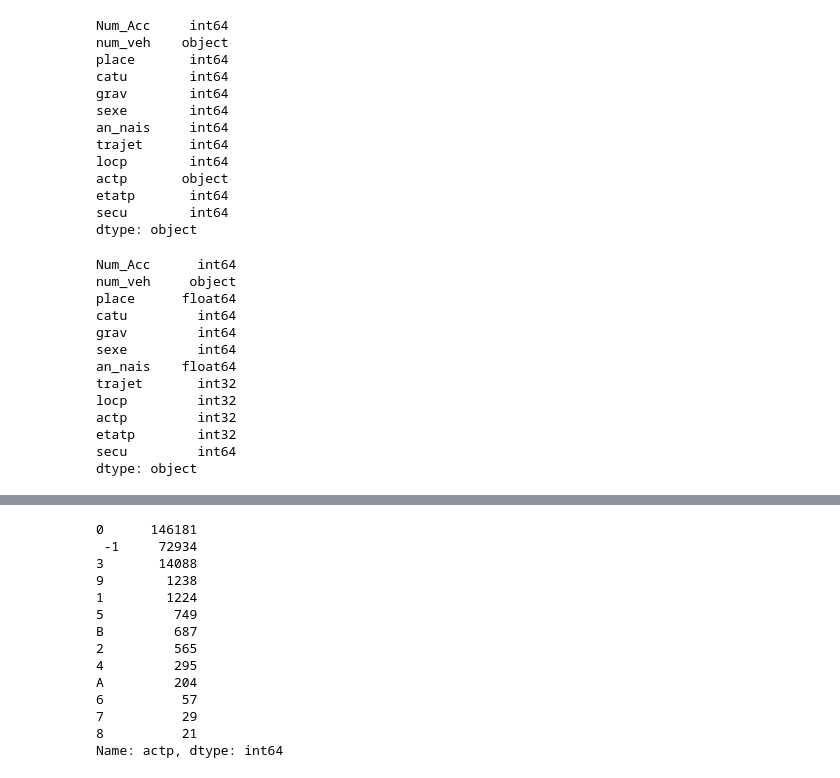
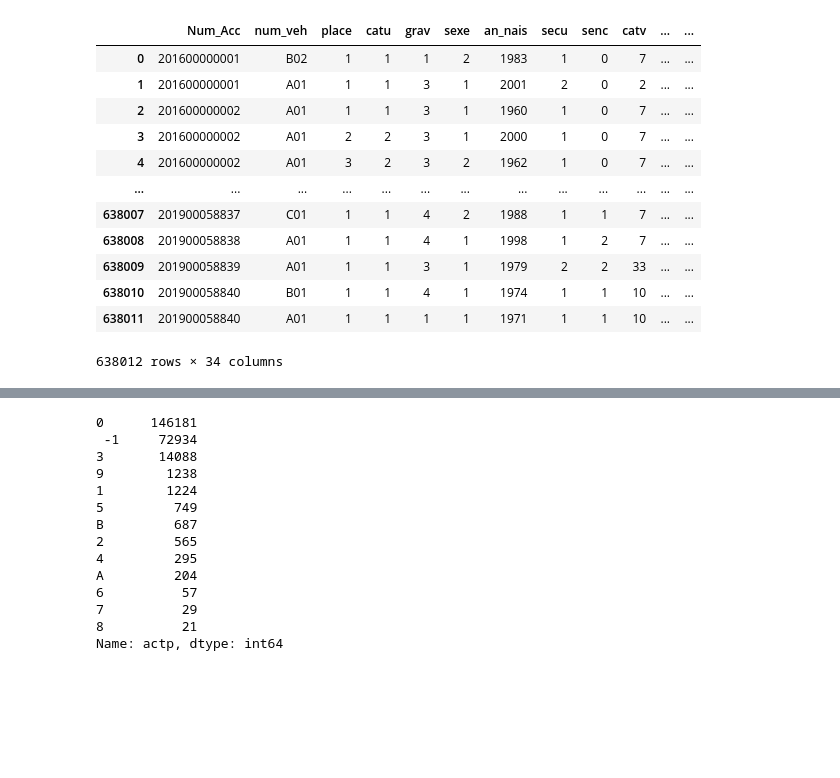
Before and after one commit to GuillaumeGrrd/Projet_Accident, a Jupyter notebook: ModelisationV2.ipynb, the cells around one changed output, grey strips where cells are left out. Saved outputs shown, nothing was run; the diff lists cells and outputs as text; code cells hidden in the pictures; blank space fills up the shorter version.

```diff
--- a/ModelisationV2.ipynb
+++ b/ModelisationV2.ipynb
@@ -49,12 +49,16 @@ Vehic_16_18 = pd.concat([
 # normalisation des données et création d'un dataset unique représentant les données agrégées sur un periode de 5 ans
 
     # Fichiers Caractéristique
+Caract_19_20['hrmn'] = (Caract_19_20['hrmn'].astype(str).str[0:2] + Caract_19_20['hrmn'].astype(str).str[3:5]).astype(int)
+Caract_19_20['dep'] = Caract_19_20['dep'].replace(['2A','2B'],[201,202])
+Caract_19_20["com"] = (Caract_19_20['dep'].astype(str) + Caract_19_20['com'].astype(str).str[2:]).astype(int)
 
 Caract_16_18 = Caract_16_18.drop(['gps'], axis=1)
 Caract_16_18 = Caract_16_18[['Num_Acc', 'jour', 'mois', 'an', 'hrmn', 'lum', 'dep',
      'com', 'agg','int', 'atm', 'col', 'adr', 'lat', 'long']]
 
 Caract_16_18["an"] = Caract_16_18["an"]+2000
+Caract_16_18['dep'] = Caract_16_18['dep'].replace(["2A","2B"],[201,202])
 Caract_16_18["com"] = Caract_16_18['dep']* 100 + Caract_16_18["com"]
 Caract_16_18['dep'] = (Caract_16_18['dep'].astype(float)/10).astype(int)
 Caract_16_18['col'] = (Caract_16_18['col'].fillna(-1)).astype(int)
@@ -127,6 +131,7 @@ def ConvSecu(i):
 
 
 Usagers_16_18['secu'] = (Usagers_16_18['secu'].fillna(-1)).astype(int).apply(ConvSecu)
+
         #Concaténation
 Usagers_16_20 = pd.concat([Usagers_16_18, Usagers_19_20], axis = 0)
 
@@ -134,13 +139,16 @@ Usagers_16_20 = pd.concat([Usagers_16_18, Usagers_19_20], axis = 0)
 
 
 # Merge des 4 fichiers
-Data = Usagers_16_20.merge( Vehic_16_20, on=['Num_Acc', 'num_veh']).merge(Lieux_16_20, on=['Num_Acc']).merge(Caract_16_20, on=['Num_Acc'])
+All_Data = Usagers_16_20.merge( Vehic_16_20, on=['Num_Acc', 'num_veh']).merge(Lieux_16_20, on=['Num_Acc']).merge(Caract_16_20, on=['Num_Acc'])
 # %%
 # traitement des valeurs non renseignée
 
 
 #remplacement des données non-renseignée par NaN
-Data = Data.replace([-1],[np.nan])
+All_Data = All_Data.replace([-1],[np.nan])
+
+# Dans la feature "trajet" la valeur 0 = -1 = non renseigné
+All_Data["trajet"] = All_Data["trajet"].replace([0],[np.nan])
 
 #classement des features par pourcentage de valeur manquante
 
@@ -149,4 +157,16 @@ def missing_data(data):
     percent = (data.isnull().sum()/data.isnull().count()*100).sort_values(ascending = False)
     return pd.concat([total, percent], axis=1, keys=['Total NaN Values', 'Percentage of NaN Values'])
 
-missing_data(Data)
+missing_data(All_Data)
+
+
+#supression des features qui ont plus de 6% de NaN + adr qui ne sera pas utile par la suite
+
+Data_clean= All_Data.drop(["v2","v1","lartpc", "etatp", "larrout", "pr1", "pr",  "trajet", "locp", "voie", "actp", "lat", "long", "adr"], axis=1)
+
+
+# pour les autres features remplacement des NaN par la valeur la plus représentée
+
+Data_clean = Data_clean.apply(lambda x: x.fillna(x.value_counts().index[0]))
+
+Data_clean[Data_clean.columns[2:]] = Data_clean[Data_clean.columns[2:]].astype(int)
@@ -221,30 +173,16 @@ display(Usagers_16_18)
-# %%
-display(Usagers_19_20.dtypes)
-display(Usagers_16_18.dtypes)
-# %% [output]
-Num_Acc     int64
-num_veh    object
-place       int64
-catu        int64
-grav        int64
-sexe        int64
-an_nais     int64
-trajet      int64
-locp        int64
-actp       object
-etatp       int64
-secu        int64
-dtype: object
-Num_Acc      int64
-num_veh     object
-place      float64
-catu         int64
-grav         int64
-sexe         int64
-an_nais    float64
-trajet       int32
-locp         int32
-actp         int32
-etatp        int32
-secu         int64
-dtype: object
+# %%
+Data_clean
+# %% [output]
+|  | Num_Acc | num_veh | place | catu | grav | sexe | an_nais | secu | senc | catv | ... | ... |
+| 0 | 201600000001 | B02 | 1 | 1 | 1 | 2 | 1983 | 1 | 0 | 7 | ... | ... |
+| 1 | 201600000001 | A01 | 1 | 1 | 3 | 1 | 2001 | 2 | 0 | 2 | ... | ... |
+| 2 | 201600000002 | A01 | 1 | 1 | 3 | 1 | 1960 | 1 | 0 | 7 | ... | ... |
+| 3 | 201600000002 | A01 | 2 | 2 | 3 | 1 | 2000 | 1 | 0 | 7 | ... | ... |
+| 4 | 201600000002 | A01 | 3 | 2 | 3 | 2 | 1962 | 1 | 0 | 7 | ... | ... |
+| ... | ... | ... | ... | ... | ... | ... | ... | ... | ... | ... | ... | ... |
+| 638007 | 201900058837 | C01 | 1 | 1 | 4 | 2 | 1988 | 1 | 1 | 7 | ... | ... |
+| 638008 | 201900058838 | A01 | 1 | 1 | 4 | 1 | 1998 | 1 | 2 | 7 | ... | ... |
+| 638009 | 201900058839 | A01 | 1 | 1 | 3 | 1 | 1979 | 2 | 2 | 33 | ... | ... |
+| 638010 | 201900058840 | B01 | 1 | 1 | 4 | 1 | 1974 | 1 | 1 | 10 | ... | ... |
+| 638011 | 201900058840 | A01 | 1 | 1 | 1 | 1 | 1971 | 1 | 1 | 10 | ... | ... |
+638012 rows × 34 columns
```
Also changed, not shown: parts of 10 cells of this notebook, 1 other file.
